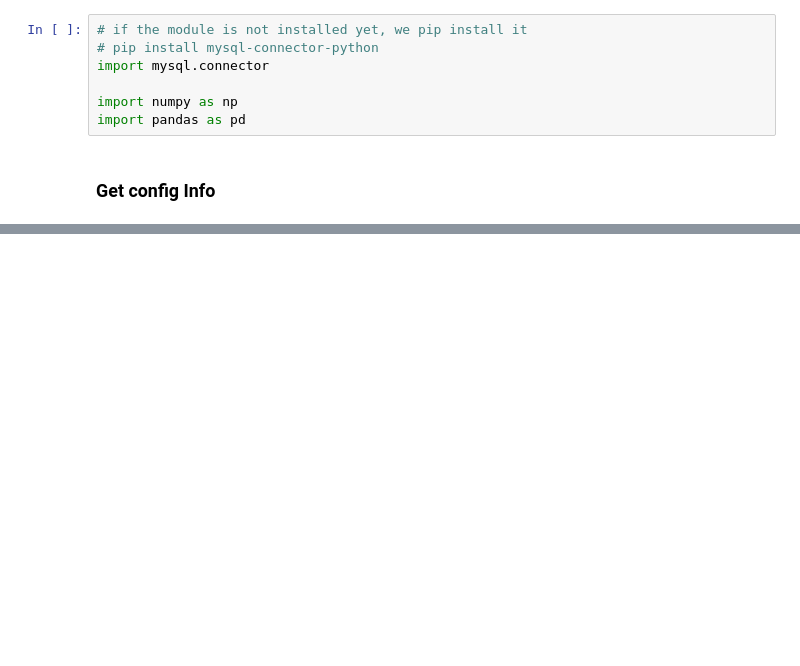
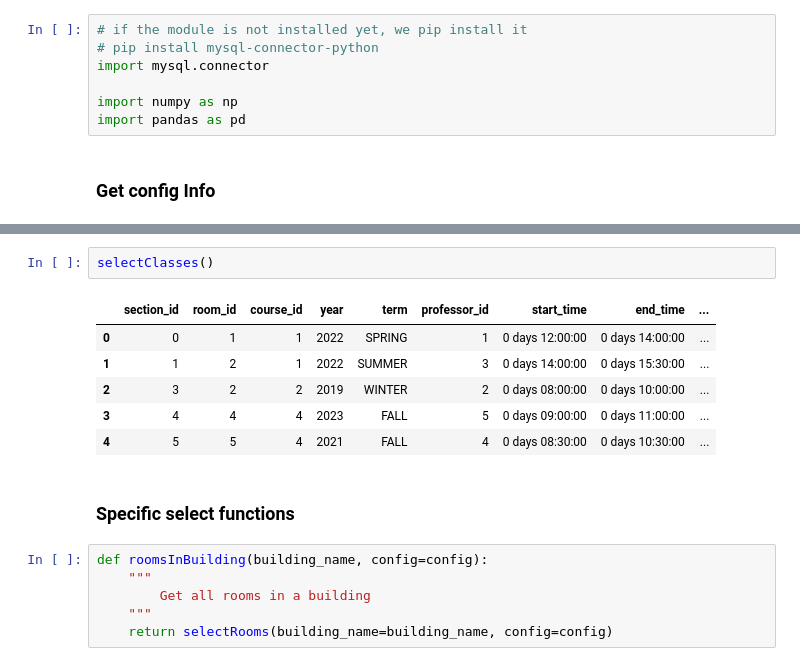
Before and after one commit to gauravkuwar/CSC336-final-proj, a Jupyter notebook: interface_to_db.ipynb, the cells around one changed output, grey strips where cells are left out. Cells and saved outputs as stored; diff of their text form; blank space fills up the shorter version.

```diff
--- a/interface_to_db.ipynb
+++ b/interface_to_db.ipynb
@@ -133,0 +328,17 @@ def allClasses(config=config):
+# %%
+selectClasses()
+# %% [output]
+|  | section_id | room_id | course_id | year | term | professor_id | start_time | end_time | ... |
+| 0 | 0 | 1 | 1 | 2022 | SPRING | 1 | 0 days 12:00:00 | 0 days 14:00:00 | ... |
+| 1 | 1 | 2 | 1 | 2022 | SUMMER | 3 | 0 days 14:00:00 | 0 days 15:30:00 | ... |
+| 2 | 3 | 2 | 2 | 2019 | WINTER | 2 | 0 days 08:00:00 | 0 days 10:00:00 | ... |
+| 3 | 4 | 4 | 4 | 2023 | FALL | 5 | 0 days 09:00:00 | 0 days 11:00:00 | ... |
+| 4 | 5 | 5 | 4 | 2021 | FALL | 4 | 0 days 08:30:00 | 0 days 10:30:00 | ... |
+# %% [markdown]
+### Specific select functions
+# %%
+def roomsInBuilding(building_name, config=config):
+    """
+        Get all rooms in a building
+    """
+    return selectRooms(building_name=building_name, config=config)
```
Also changed, not shown: parts of 97 cells of this notebook, 10 other files.
